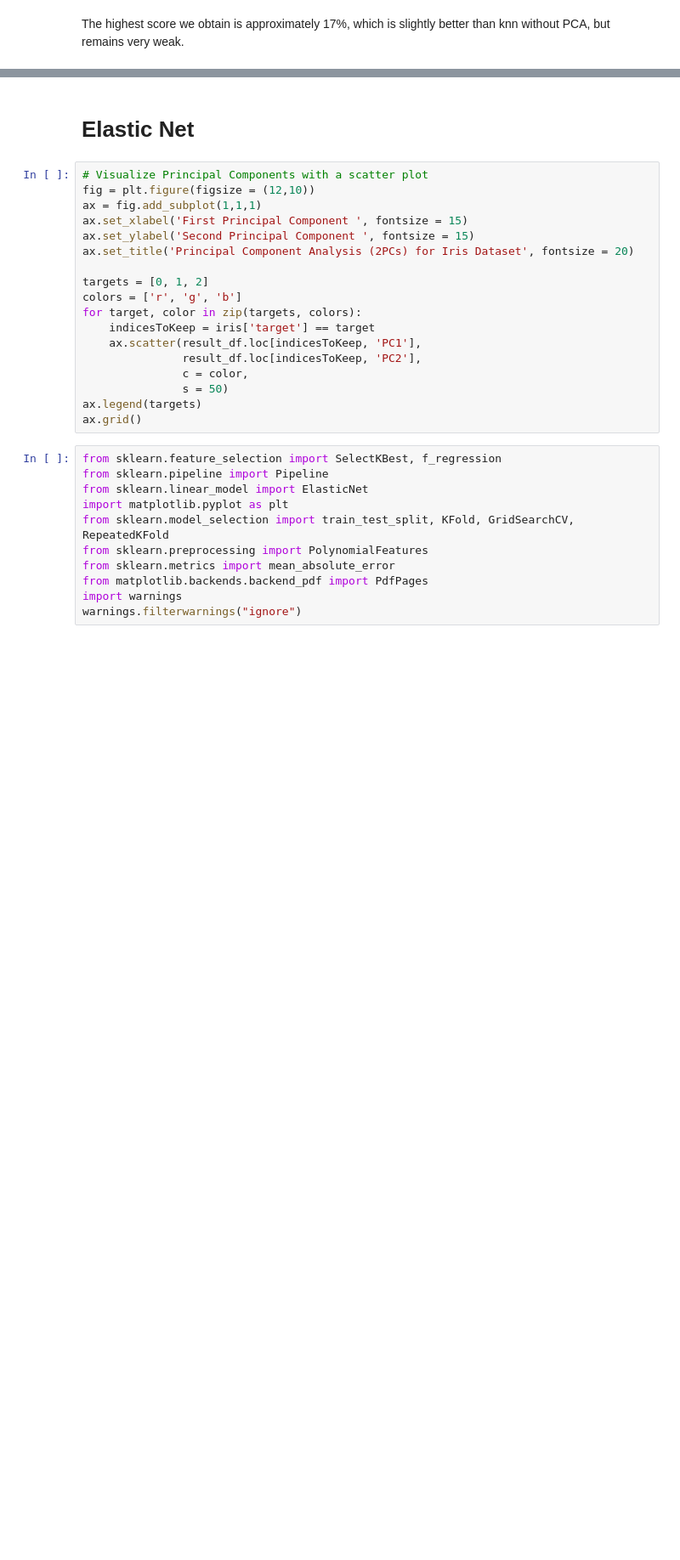
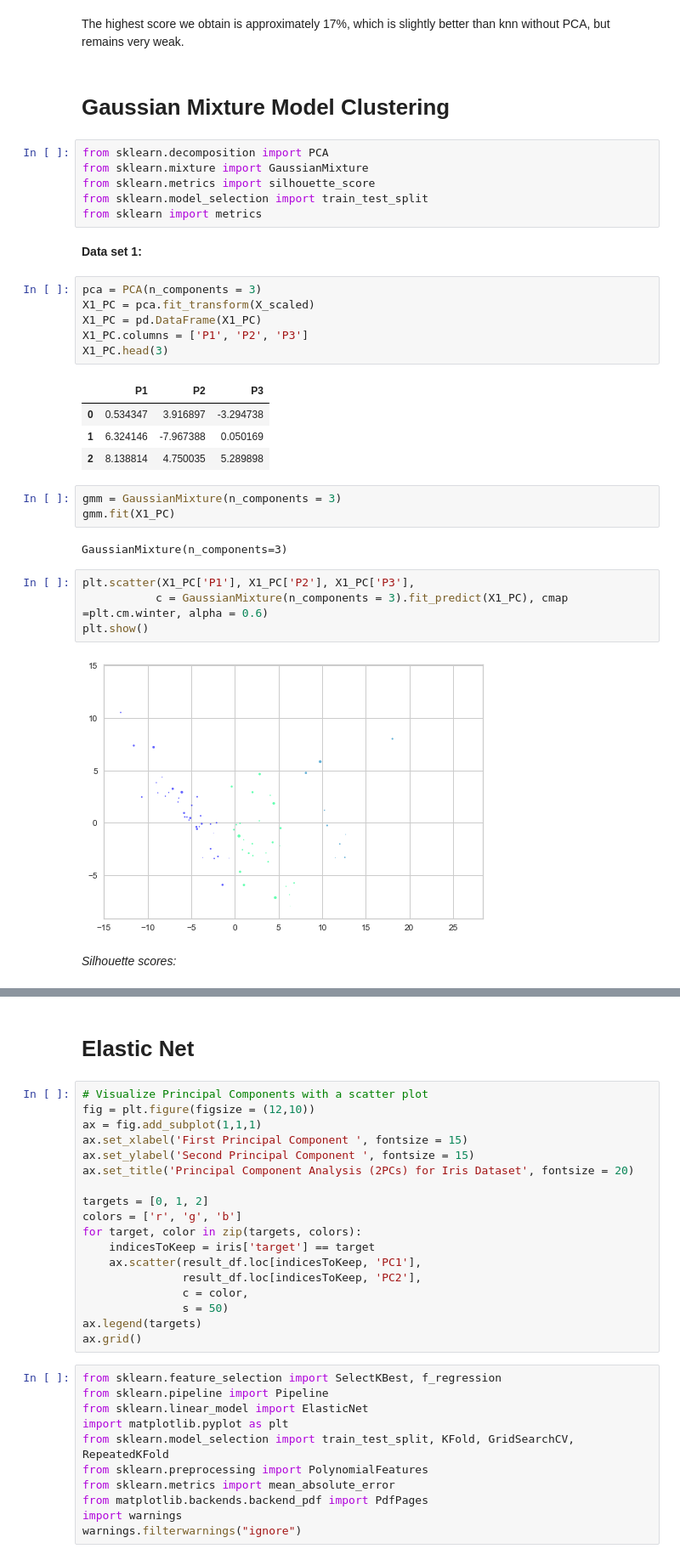
Before and after one commit to CS-433/project2_brainAge, a Jupyter notebook: Main.ipynb, the cells around one changed output, grey strips where cells are left out. Shown at 85% size. Drawn from its saved outputs; the diff is of its cells as text; blank space fills up the shorter version.

Commit message:
Gaussian Mixture Model

```diff
--- a/Main.ipynb
+++ b/Main.ipynb
@@ -641,2 +632,36 @@ Components =  10 , neighbors =  15 , Score =  0.14814814814814814
 # %% [markdown]
 The highest score we obtain is approximately 17%, which is slightly better than knn without PCA, but remains very weak.
+# %% [markdown]
+# Gaussian Mixture Model Clustering
+# %%
+from sklearn.decomposition import PCA
+from sklearn.mixture import GaussianMixture
+from sklearn.metrics import silhouette_score
+from sklearn.model_selection import train_test_split
+from sklearn import metrics
+# %% [markdown]
+**Data set 1:**
+# %%
+pca = PCA(n_components = 3)
+X1_PC = pca.fit_transform(X_scaled)
+X1_PC = pd.DataFrame(X1_PC)
+X1_PC.columns = ['P1', 'P2', 'P3']
+X1_PC.head(3)
+# %% [output]
+|  | P1 | P2 | P3 |
+| 0 | 0.534347 | 3.916897 | -3.294738 |
+| 1 | 6.324146 | -7.967388 | 0.050169 |
+| 2 | 8.138814 | 4.750035 | 5.289898 |
+# %%
+gmm = GaussianMixture(n_components = 3)
+gmm.fit(X1_PC)
+# %% [output]
+GaussianMixture(n_components=3)
+# %%
+plt.scatter(X1_PC['P1'], X1_PC['P2'], X1_PC['P3'],
+           c = GaussianMixture(n_components = 3).fit_predict(X1_PC), cmap =plt.cm.winter, alpha = 0.6)
+plt.show()
+# %% [output]
+[figure, added]
+# %% [markdown]
+_Silhouette scores:_
```
Also changed, not shown: parts of 30 cells of this notebook.
